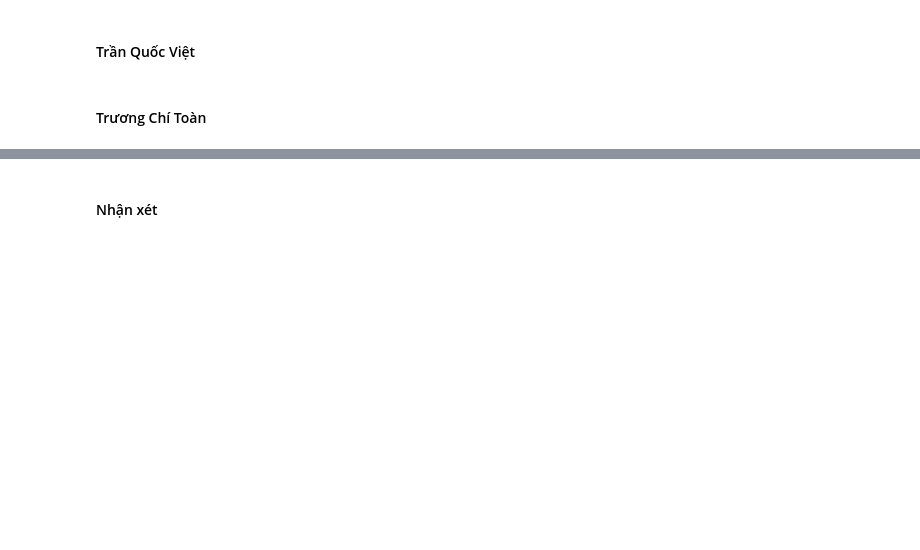
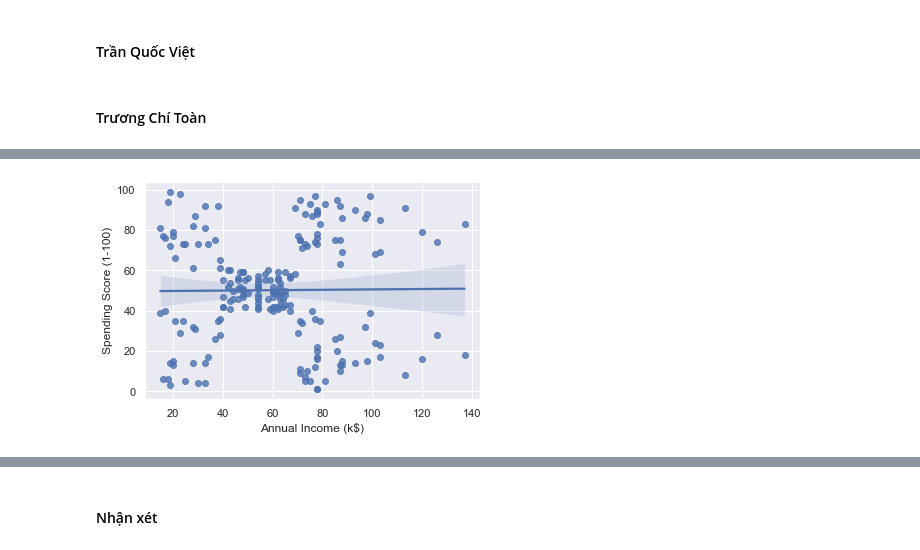
Before and after one commit to vietsimon/CLUSTERING-PROJECT, a Jupyter notebook: Project-3.ipynb, the cells around one changed output, grey strips where cells are left out. Drawn from its saved outputs; the diff is of its cells as text; code cells hidden in the pictures; blank space fills up the shorter version.

```diff
--- a/Project-3.ipynb
+++ b/Project-3.ipynb
@@ -125,0 +139,5 @@ mall_customers_df
+# %%
+sns.regplot(x="Annual Income (k$)", y="Spending Score (1-100)", data=mall_customers_df)
+plt.show()
+# %% [output]
+[figure, added]
```
Also changed, not shown: parts of 5 cells of this notebook.
